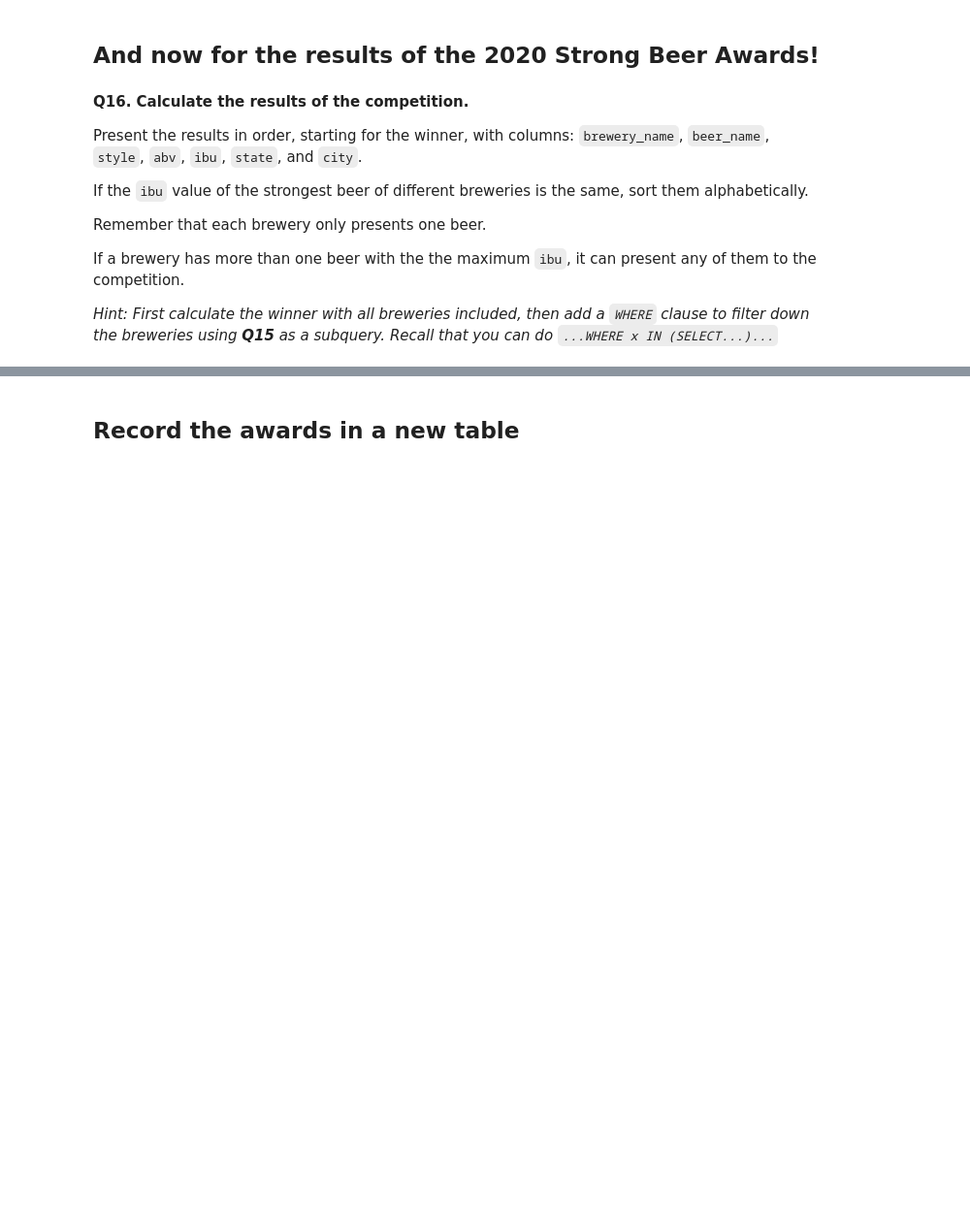
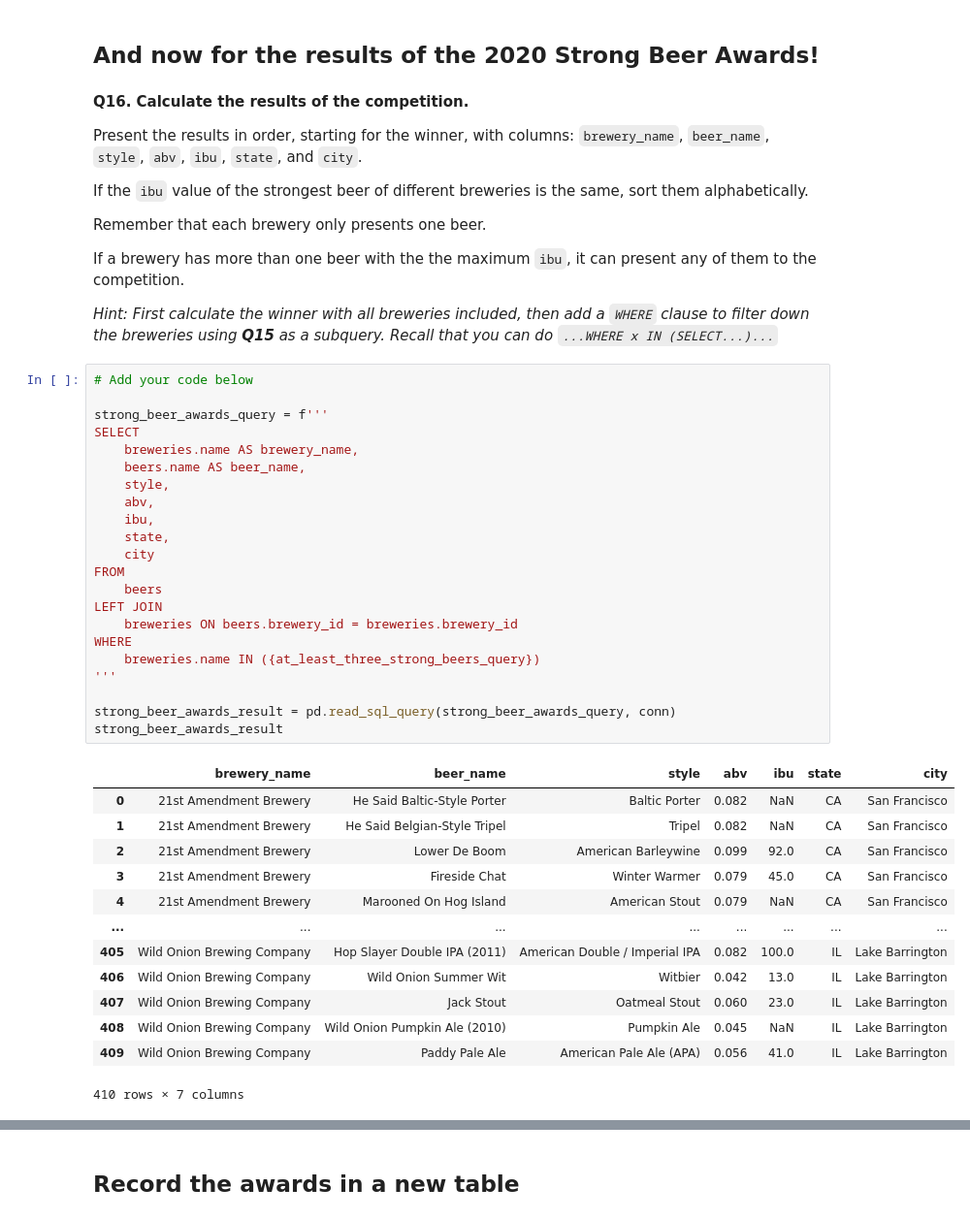
Before and after one commit to Louis-Bad/KATE_module-6, a Jupyter notebook: craft_beer_analysis/craft_beer_analysis.ipynb, the cells around one changed output, grey strips where cells are left out. Shown at 97% size. Saved outputs shown, nothing was run; the diff lists cells and outputs as text; blank space fills up the shorter version.

```diff
--- a/craft_beer_analysis/craft_beer_analysis.ipynb
+++ b/craft_beer_analysis/craft_beer_analysis.ipynb
@@ -512,3 +544,39 @@ Remember that each brewery only presents one beer.
 If a brewery has more than one beer with the the maximum `ibu`, it can present any of them to the competition.
 
 _Hint: First calculate the winner with all breweries included, then add a `WHERE` clause to filter down the breweries using **Q15** as a subquery. Recall that you can do `...WHERE x IN (SELECT...)...`_
+# %%
+# Add your code below
+
+strong_beer_awards_query = f'''
+SELECT
+    breweries.name AS brewery_name,
+    beers.name AS beer_name,
+    style,
+    abv,
+    ibu,
+    state,
+    city
+FROM
+    beers
+LEFT JOIN
+    breweries ON beers.brewery_id = breweries.brewery_id
+WHERE
+    breweries.name IN ({at_least_three_strong_beers_query})
+'''
+
+strong_beer_awards_result = pd.read_sql_query(strong_beer_awards_query, conn)
+strong_beer_awards_result
+# %% [output]
+|  | brewery_name | beer_name | style | abv | ibu | state | city |
+| 0 | 21st Amendment Brewery | He Said Baltic-Style Porter | Baltic Porter | 0.082 | NaN | CA | San Francisco |
+| 1 | 21st Amendment Brewery | He Said Belgian-Style Tripel | Tripel | 0.082 | NaN | CA | San Francisco |
+| 2 | 21st Amendment Brewery | Lower De Boom | American Barleywine | 0.099 | 92.0 | CA | San Francisco |
+| 3 | 21st Amendment Brewery | Fireside Chat | Winter Warmer | 0.079 | 45.0 | CA | San Francisco |
+| 4 | 21st Amendment Brewery | Marooned On Hog Island | American Stout | 0.079 | NaN | CA | San Francisco |
+| ... | ... | ... | ... | ... | ... | ... | ... |
+| 405 | Wild Onion Brewing Company | Hop Slayer Double IPA (2011) | American Double / Imperial IPA | 0.082 | 100.0 | IL | Lake Barrington |
+| 406 | Wild Onion Brewing Company | Wild Onion Summer Wit | Witbier | 0.042 | 13.0 | IL | Lake Barrington |
+| 407 | Wild Onion Brewing Company | Jack Stout | Oatmeal Stout | 0.060 | 23.0 | IL | Lake Barrington |
+| 408 | Wild Onion Brewing Company | Wild Onion Pumpkin Ale (2010) | Pumpkin Ale | 0.045 | NaN | IL | Lake Barrington |
+| 409 | Wild Onion Brewing Company | Paddy Pale Ale | American Pale Ale (APA) | 0.056 | 41.0 | IL | Lake Barrington |
+410 rows × 7 columns
```
Also changed, not shown: parts of 6 cells of this notebook.
